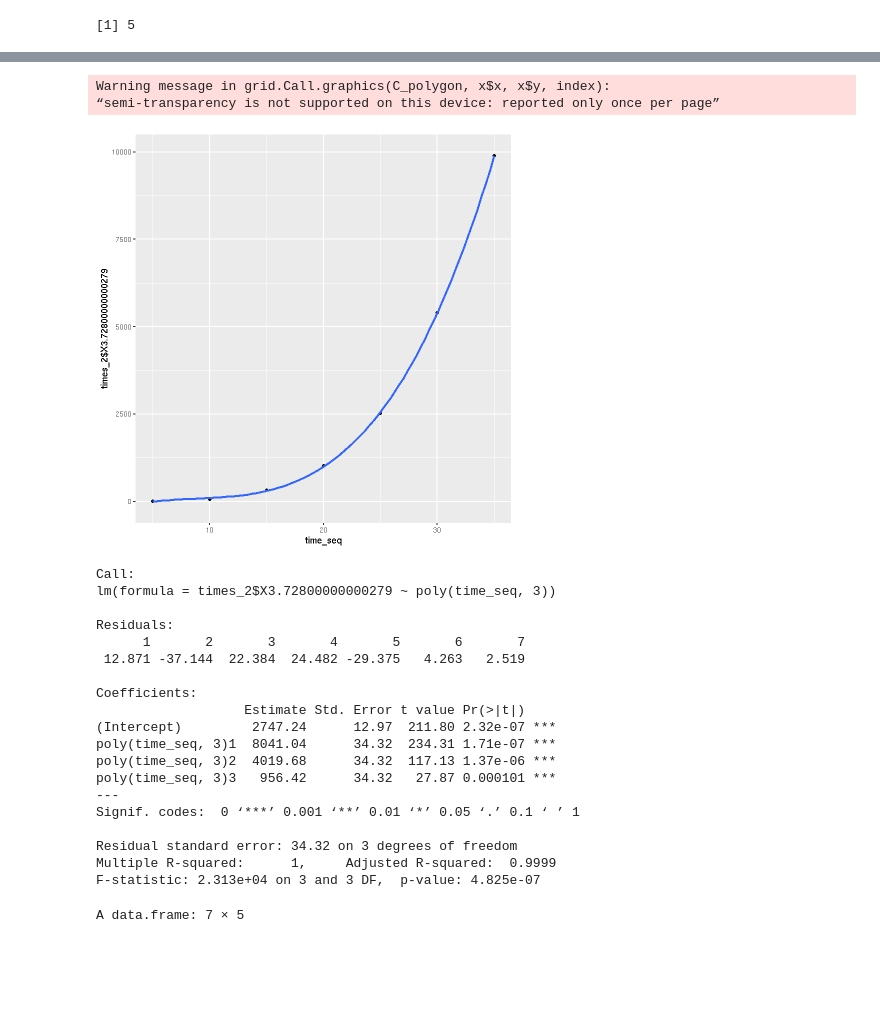
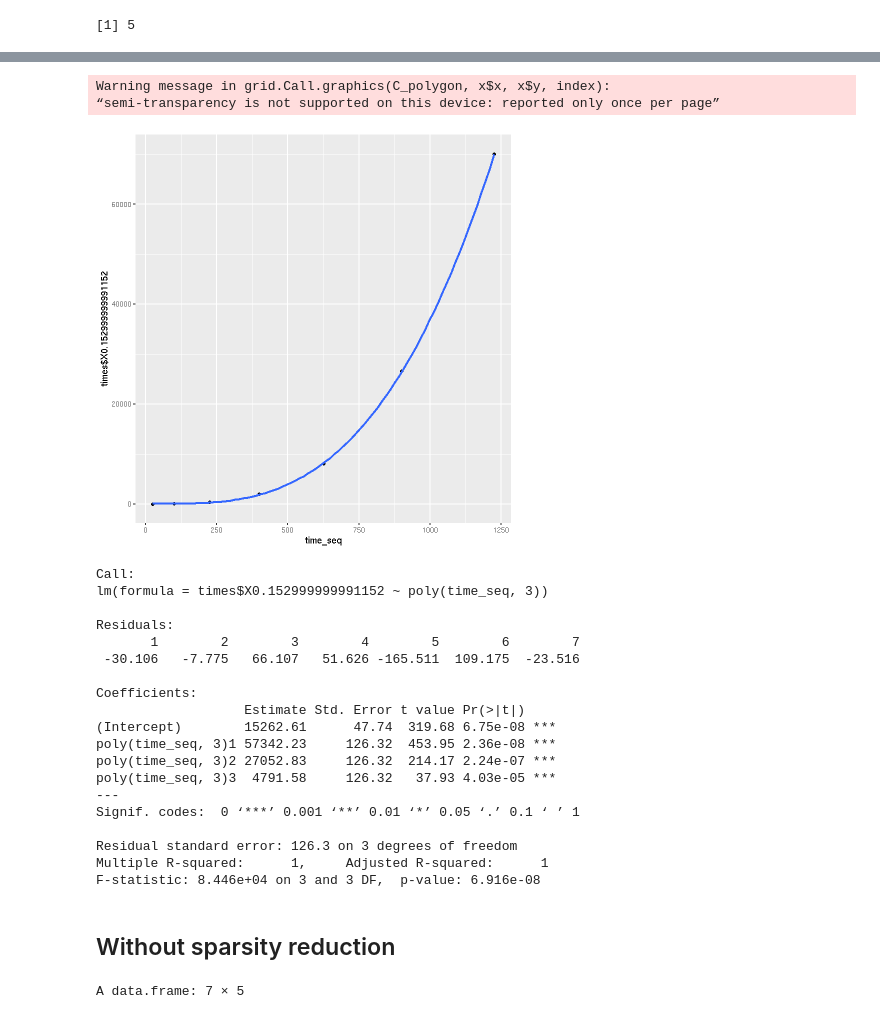
Before and after one commit to F4rbod/CS5800GruopProject, a Jupyter notebook: CS5800Group.ipynb, the cells around one changed output, grey strips where cells are left out. Saved outputs shown, nothing was run; the diff lists cells and outputs as text; code cells hidden in the pictures; blank space fills up the shorter version.

```diff
--- a/CS5800Group.ipynb
+++ b/CS5800Group.ipynb
@@ -148,0 +158,3 @@ A data.table: 6 × 244
+# %%
+physician_data_wide_reduced=sparsity_reducer(physician_data_wide,prp = 0.1)
+head(physician_data_wide_reduced)
@@ -170,2 +196,8 @@ distance_finder(x,y)
 # %%
 #install.packages("caTools")
+# %%
+library(caTools)
+set.seed=123
+sample=sample.split(SplitRatio = 0.8 , physician_data_wide_reduced$Rndrng_NPI)
+test_set=subset(physician_data_wide_reduced,sample==F)%>%as.data.frame()
+training_set=subset(physician_data_wide_reduced,sample==T)%>%as.data.frame()
@@ -301,16 +414,0 @@ mean(a$correct_prediction)
-# %%
-times_2=data.frame()
-for (x in seq(5,35,5)){
-  times_2=rbind(times_2,
-  system.time(
-    knn(k=x,
-        train_data=training_set[1:(x^2),],
-        test_data = test_set[1:((x^2)/5),],
-        ncores = 56,
-        outcome_var = "Rndrng_Prvdr_Type",
-        name_var = "Rndrng_NPI",
-        mode="prediction",
-        sparsity_prp=(x^2)/2000,
-        scale=T
-     )))
-}
@@ -333,34 +428,38 @@ time_seq=seq(5,35,5)
+# %%
+time_seq=seq(5,35,5)^2
 # %%
 ggplot()+
-geom_point(aes(x=time_seq,y=times_2$X3.72800000000279))+
-geom_smooth(method="lm",aes(x=time_seq,y=times_2$X3.72800000000279),formula = y~poly(x,3))
+geom_point(aes(x=time_seq,y=times$X0.152999999991152))+
+geom_smooth(method="lm",aes(x=time_seq,y=times$X0.152999999991152),formula = y~poly(x,3))
 # %% [output]
 Warning message in grid.Call.graphics(C_polygon, x$x, x$y, index):
 “semi-transparency is not supported on this device: reported only once per page”
-[figure, old version]
+[figure, new version]
 # %%
-predictor_time=lm(times_2$X3.72800000000279~poly(time_seq,3))
+predictor_time=lm(times$X0.152999999991152~poly(time_seq,3))
 summary(predictor_time)
 # %% [output]
 Call:
-lm(formula = times_2$X3.72800000000279 ~ poly(time_seq, 3))
+lm(formula = times$X0.152999999991152 ~ poly(time_seq, 3))
 
 Residuals:
-      1       2       3       4       5       6       7
- 12.871 -37.144  22.384  24.482 -29.375   4.263   2.519
+       1        2        3        4        5        6        7
+ -30.106   -7.775   66.107   51.626 -165.511  109.175  -23.516
 
 Coefficients:
                    Estimate Std. Error t value Pr(>|t|)
-(Intercept)         2747.24      12.97  211.80 2.32e-07 ***
-poly(time_seq, 3)1  8041.04      34.32  234.31 1.71e-07 ***
-poly(time_seq, 3)2  4019.68      34.32  117.13 1.37e-06 ***
-poly(time_seq, 3)3   956.42      34.32   27.87 0.000101 ***
+(Intercept)        15262.61      47.74  319.68 6.75e-08 ***
+poly(time_seq, 3)1 57342.23     126.32  453.95 2.36e-08 ***
+poly(time_seq, 3)2 27052.83     126.32  214.17 2.24e-07 ***
+poly(time_seq, 3)3  4791.58     126.32   37.93 4.03e-05 ***
 ---
 Signif. codes:  0 ‘***’ 0.001 ‘**’ 0.01 ‘*’ 0.05 ‘.’ 0.1 ‘ ’ 1
 
-Residual standard error: 34.32 on 3 degrees of freedom
-Multiple R-squared:      1,     Adjusted R-squared:  0.9999
-F-statistic: 2.313e+04 on 3 and 3 DF,  p-value: 4.825e-07
+Residual standard error: 126.3 on 3 degrees of freedom
+Multiple R-squared:      1,     Adjusted R-squared:      1
+F-statistic: 8.446e+04 on 3 and 3 DF,  p-value: 6.916e-08
+# %% [markdown]
+## Without sparsity reduction
 # %%
 times_2=data.frame()
 for (x in seq(5,35,5)){
```
Also changed, not shown: parts of 55 cells of this notebook.
